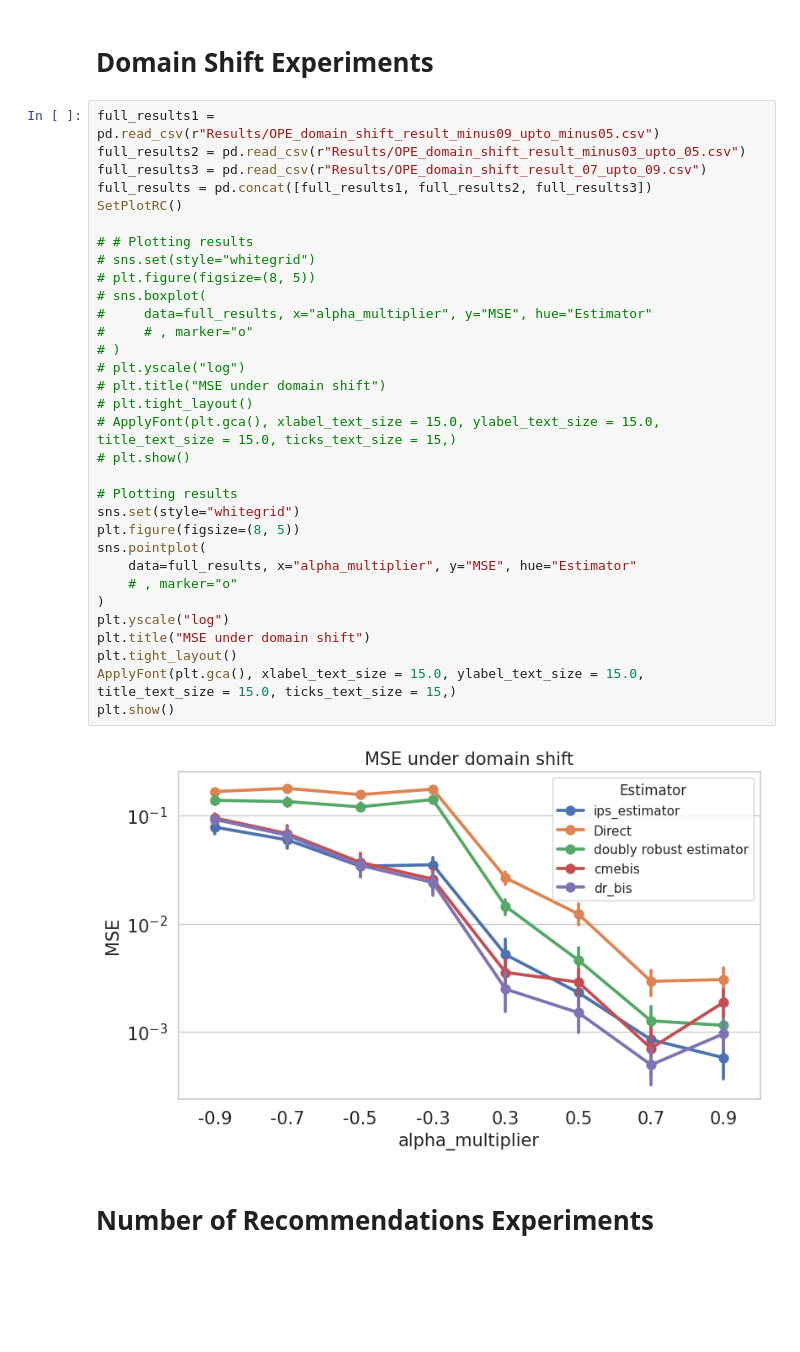
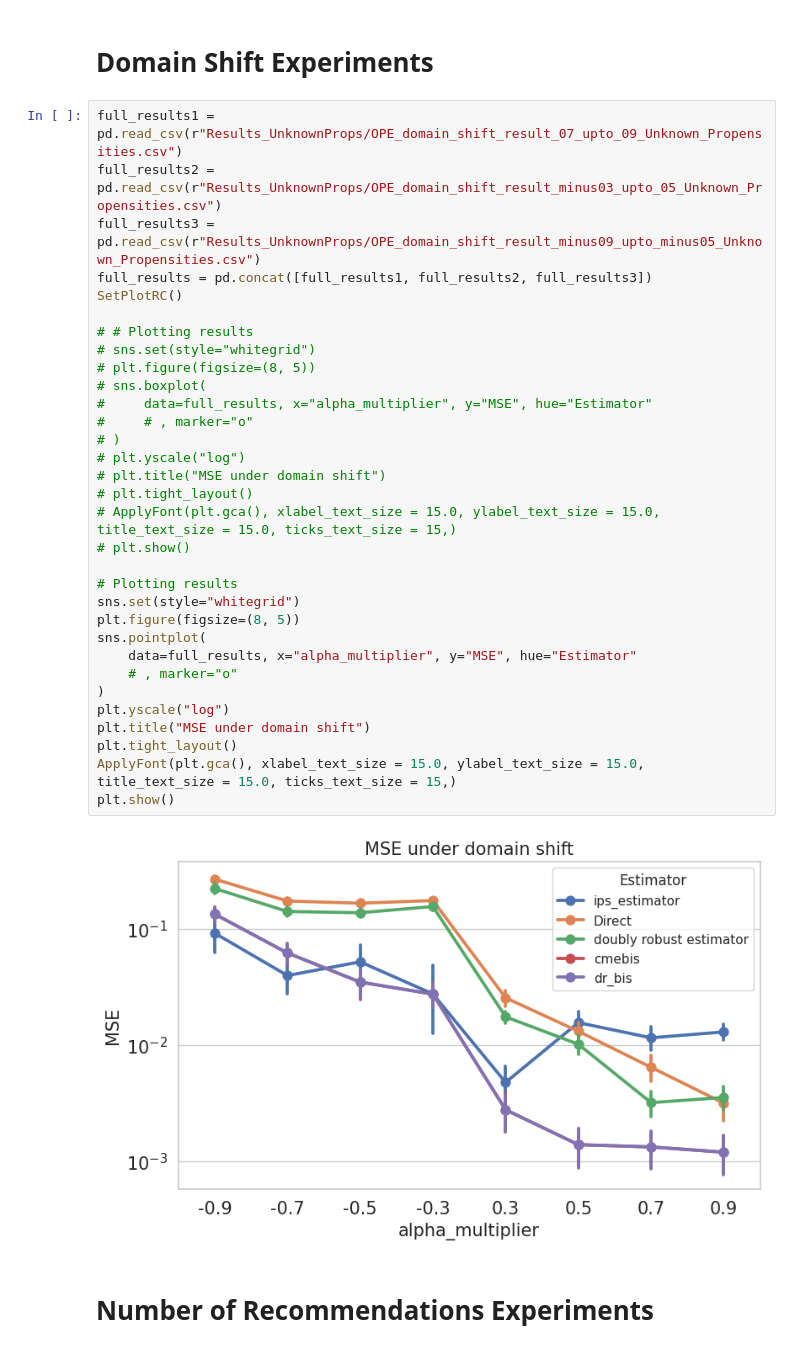
Before and after one commit to houssamzenati/counterfactual-policy-mean-embedding, a Jupyter notebook: src/policy_evaluation/Plot_Simulation_Results_Unknown_Propensities.ipynb, the cells around one changed output. Saved outputs shown, nothing was run; the diff lists cells and outputs as text; blank space fills up the shorter version.

```diff
--- a/src/policy_evaluation/Plot_Simulation_Results_Unknown_Propensities.ipynb
+++ b/src/policy_evaluation/Plot_Simulation_Results_Unknown_Propensities.ipynb
@@ -87,39 +87,39 @@ plt.show()
 # %% [markdown]
 # Domain Shift Experiments
 # %%
-full_results1 = pd.read_csv(r"Results/OPE_domain_shift_result_minus09_upto_minus05.csv")
-full_results2 = pd.read_csv(r"Results/OPE_domain_shift_result_minus03_upto_05.csv")
-full_results3 = pd.read_csv(r"Results/OPE_domain_shift_result_07_upto_09.csv")
+full_results1 = pd.read_csv(r"Results_UnknownProps/OPE_domain_shift_result_07_upto_09_Unknown_Propensities.csv")
+full_results2 = pd.read_csv(r"Results_UnknownProps/OPE_domain_shift_result_minus03_upto_05_Unknown_Propensities.csv")
+full_results3 = pd.read_csv(r"Results_UnknownProps/OPE_domain_shift_result_minus09_upto_minus05_Unknown_Propensities.csv")
 full_results = pd.concat([full_results1, full_results2, full_results3])
 SetPlotRC()
 
 # # Plotting results
 # sns.set(style="whitegrid")
 # plt.figure(figsize=(8, 5))
 # sns.boxplot(
 #     data=full_results, x="alpha_multiplier", y="MSE", hue="Estimator"
 #     # , marker="o"
 # )
 # plt.yscale("log")
 # plt.title("MSE under domain shift")
 # plt.tight_layout()
 # ApplyFont(plt.gca(), xlabel_text_size = 15.0, ylabel_text_size = 15.0, title_text_size = 15.0, ticks_text_size = 15,)
 # plt.show()
 
 # Plotting results
 sns.set(style="whitegrid")
 plt.figure(figsize=(8, 5))
 sns.pointplot(
     data=full_results, x="alpha_multiplier", y="MSE", hue="Estimator"
     # , marker="o"
 )
 plt.yscale("log")
 plt.title("MSE under domain shift")
 plt.tight_layout()
 ApplyFont(plt.gca(), xlabel_text_size = 15.0, ylabel_text_size = 15.0, title_text_size = 15.0, ticks_text_size = 15,)
 plt.show()
 # %% [output]
-[figure, old version]
+[figure, new version]
 # %% [markdown]
 # Number of Recommendations Experiments
 # %%
```
Also changed, not shown: parts of 4 cells of this notebook, 18 other files.
